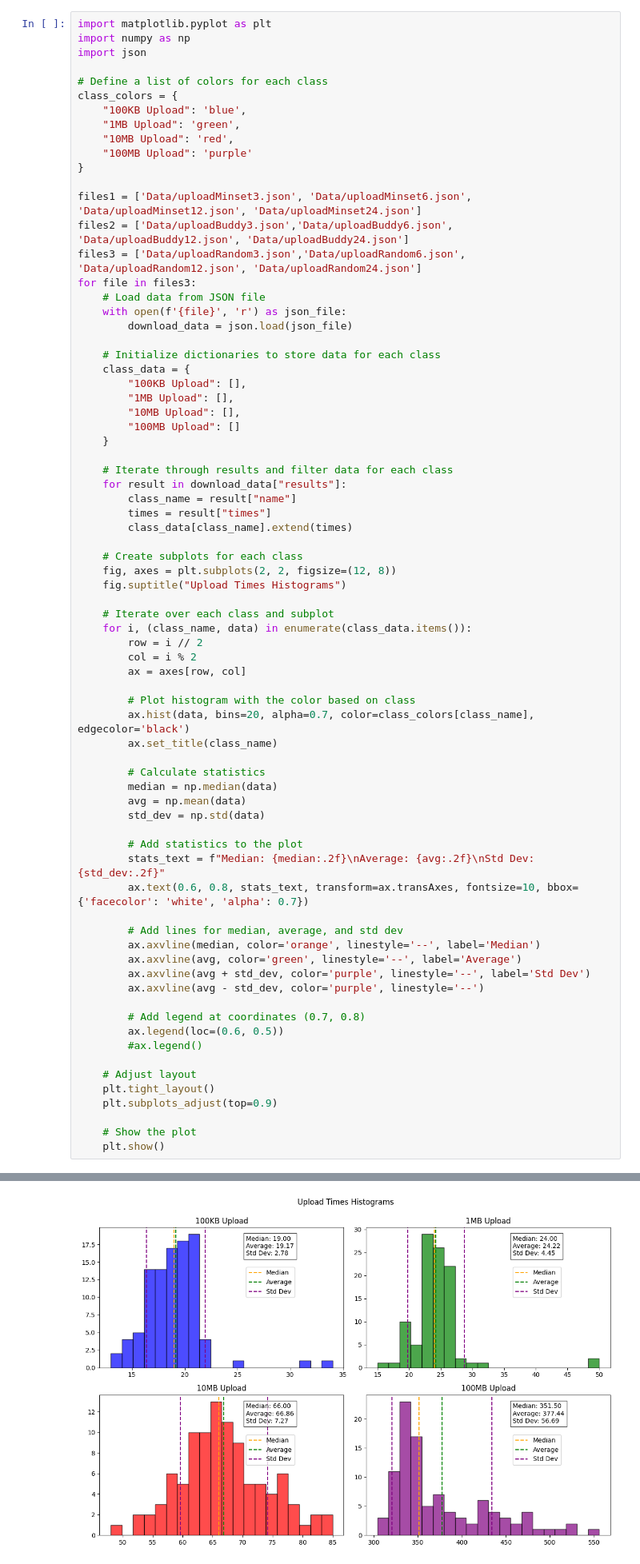
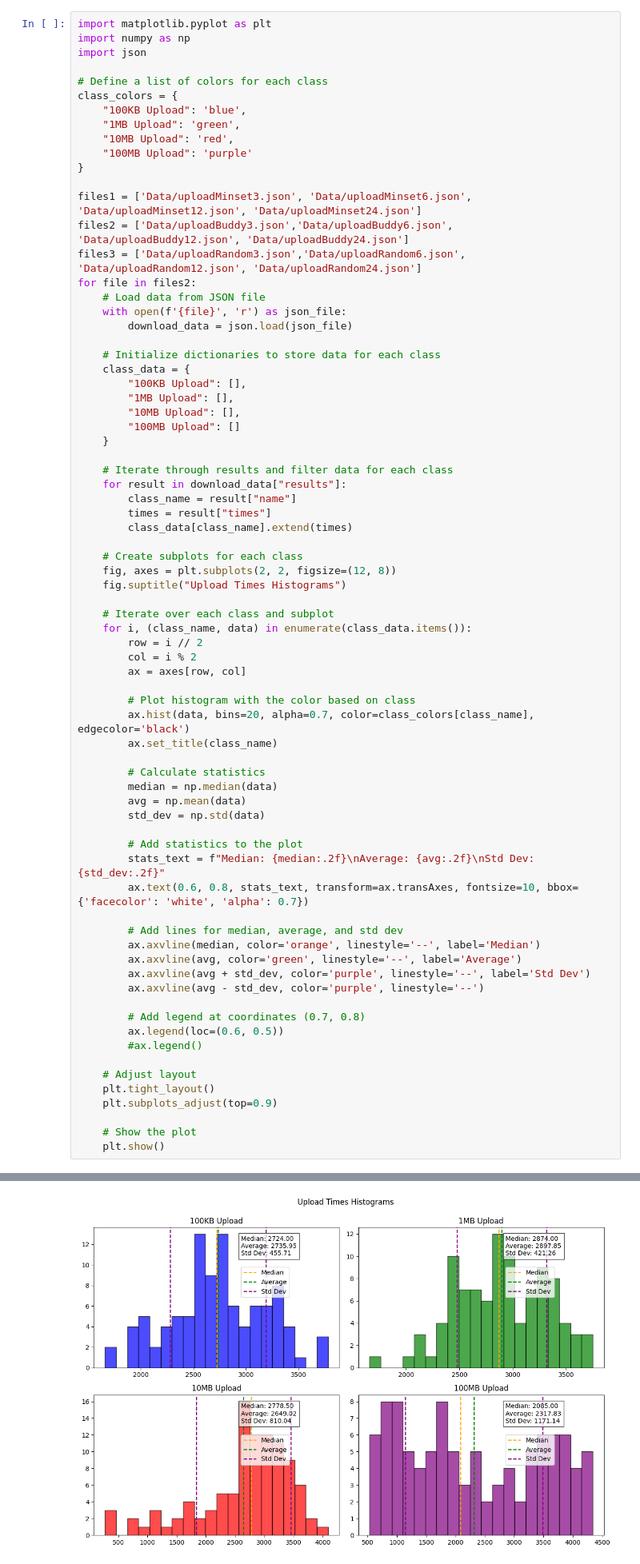
Before and after one commit to Rasmus-M-C/Distributed-Project, a Jupyter notebook: plot.ipynb, the cells around one changed output, grey strips where cells are left out. Shown at 80% size. Cells and saved outputs as stored; diff of their text form.

```diff
--- a/plot.ipynb
+++ b/plot.ipynb
@@ -96,7 +96,7 @@ class_colors = {
 files1 = ['Data/uploadMinset3.json', 'Data/uploadMinset6.json', 'Data/uploadMinset12.json', 'Data/uploadMinset24.json']
 files2 = ['Data/uploadBuddy3.json','Data/uploadBuddy6.json', 'Data/uploadBuddy12.json', 'Data/uploadBuddy24.json']
 files3 = ['Data/uploadRandom3.json','Data/uploadRandom6.json', 'Data/uploadRandom12.json', 'Data/uploadRandom24.json']
-for file in files3:
+for file in files2:
     # Load data from JSON file
     with open(f'{file}', 'r') as json_file:
         download_data = json.load(json_file)
@@ -161,4 +161,4 @@ for file in files3:
-[figure, old version]
+[figure, new version]
 # %%
 import pandas as pd
 import numpy as np
```
Also changed, not shown: parts of 4 cells of this notebook, 4 other files.
